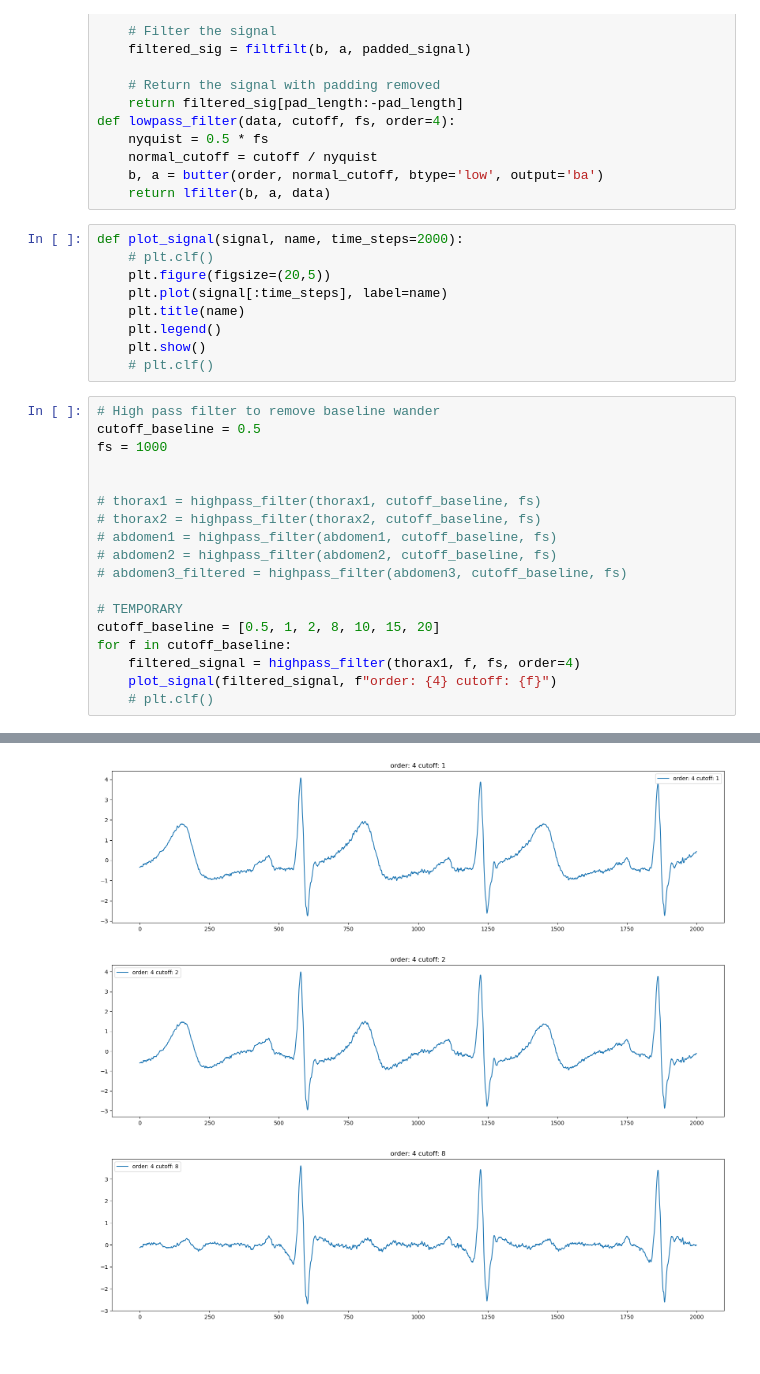
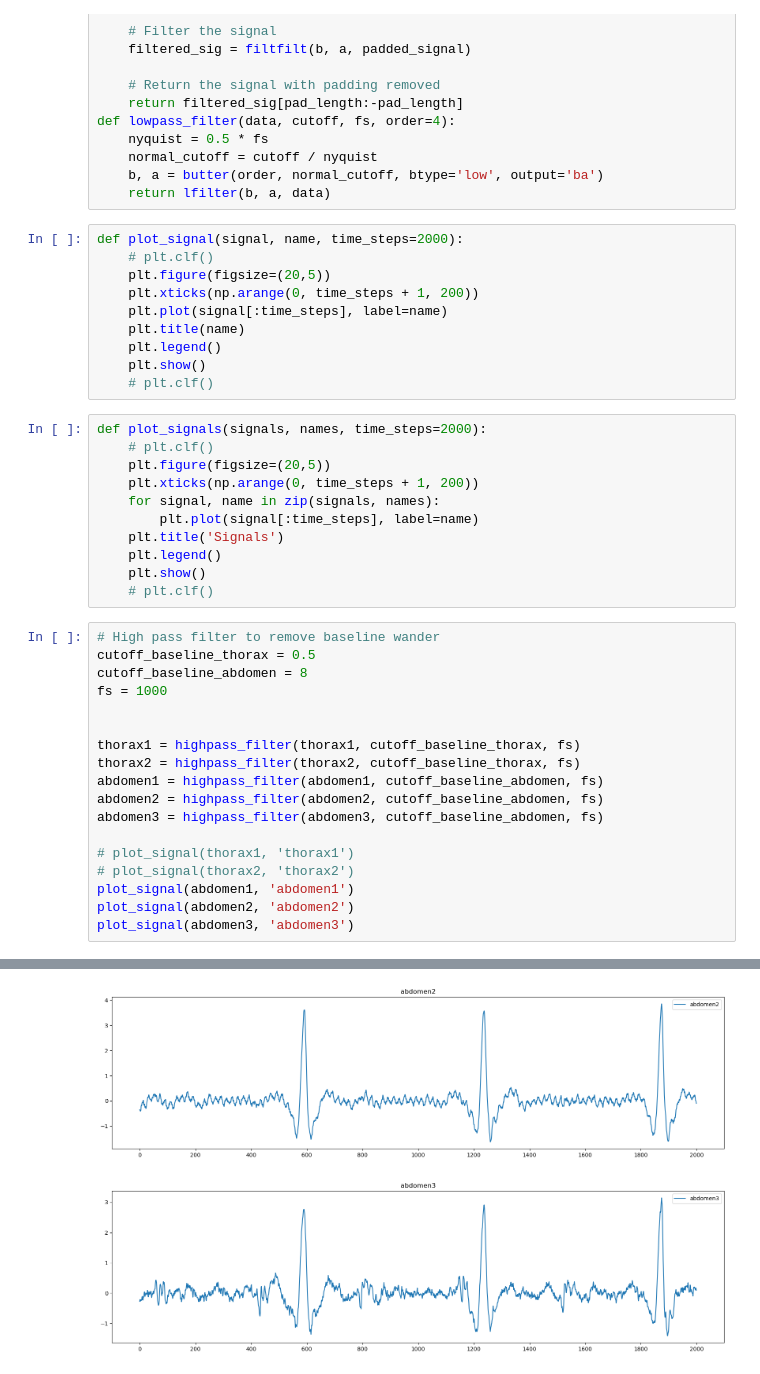
Before and after one commit to arasaniu/aml, a Jupyter notebook: src/ecg.ipynb, the cells around one changed output, grey strips where cells are left out. Saved outputs shown, nothing was run; the diff lists cells and outputs as text.

Commit message:
Latest changes, some work with pre-processing, as well as non-adaptive filter, but no luck

```diff
--- a/src/ecg.ipynb
+++ b/src/ecg.ipynb
@@ -56,27 +57,39 @@ def lowpass_filter(data, cutoff, fs, order=4):
 def plot_signal(signal, name, time_steps=2000):
     # plt.clf()
     plt.figure(figsize=(20,5))
+    plt.xticks(np.arange(0, time_steps + 1, 200))
     plt.plot(signal[:time_steps], label=name)
     plt.title(name)
     plt.legend()
     plt.show()
     # plt.clf()
+# %%
+def plot_signals(signals, names, time_steps=2000):
+    # plt.clf()
+    plt.figure(figsize=(20,5))
+    plt.xticks(np.arange(0, time_steps + 1, 200))
+    for signal, name in zip(signals, names):
+        plt.plot(signal[:time_steps], label=name)
+    plt.title('Signals')
+    plt.legend()
+    plt.show()
+    # plt.clf()
 # %%
 # High pass filter to remove baseline wander
-cutoff_baseline = 0.5
+cutoff_baseline_thorax = 0.5
+cutoff_baseline_abdomen = 8
 fs = 1000
 
 
-# thorax1 = highpass_filter(thorax1, cutoff_baseline, fs)
-# thorax2 = highpass_filter(thorax2, cutoff_baseline, fs)
-# abdomen1 = highpass_filter(abdomen1, cutoff_baseline, fs)
-# abdomen2 = highpass_filter(abdomen2, cutoff_baseline, fs)
-# abdomen3_filtered = highpass_filter(abdomen3, cutoff_baseline, fs)
+thorax1 = highpass_filter(thorax1, cutoff_baseline_thorax, fs)
+thorax2 = highpass_filter(thorax2, cutoff_baseline_thorax, fs)
+abdomen1 = highpass_filter(abdomen1, cutoff_baseline_abdomen, fs)
+abdomen2 = highpass_filter(abdomen2, cutoff_baseline_abdomen, fs)
+abdomen3 = highpass_filter(abdomen3, cutoff_baseline_abdomen, fs)
 
-# TEMPORARY
-cutoff_baseline = [0.5, 1, 2, 8, 10, 15, 20]
-for f in cutoff_baseline:
-    filtered_signal = highpass_filter(thorax1, f, fs, order=4)
-    plot_signal(filtered_signal, f"order: {4} cutoff: {f}")
-    # plt.clf()
+# plot_signal(thorax1, 'thorax1')
+# plot_signal(thorax2, 'thorax2')
+plot_signal(abdomen1, 'abdomen1')
+plot_signal(abdomen2, 'abdomen2')
+plot_signal(abdomen3, 'abdomen3')
 # %% [output]
@@ -84,3 +97,2 @@ for f in cutoff_baseline:
-[figure, old version]
+[figure, new version]
-[figure, old version]
+[figure, new version]
-[figure, removed]
```
Also changed, not shown: parts of 5 cells of this notebook.
